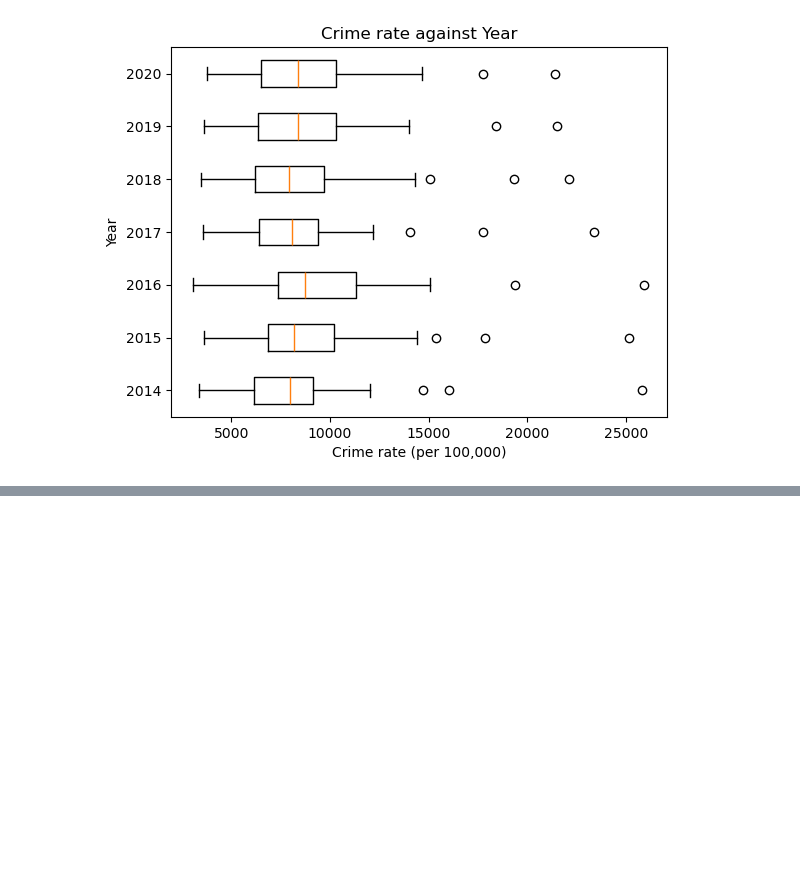
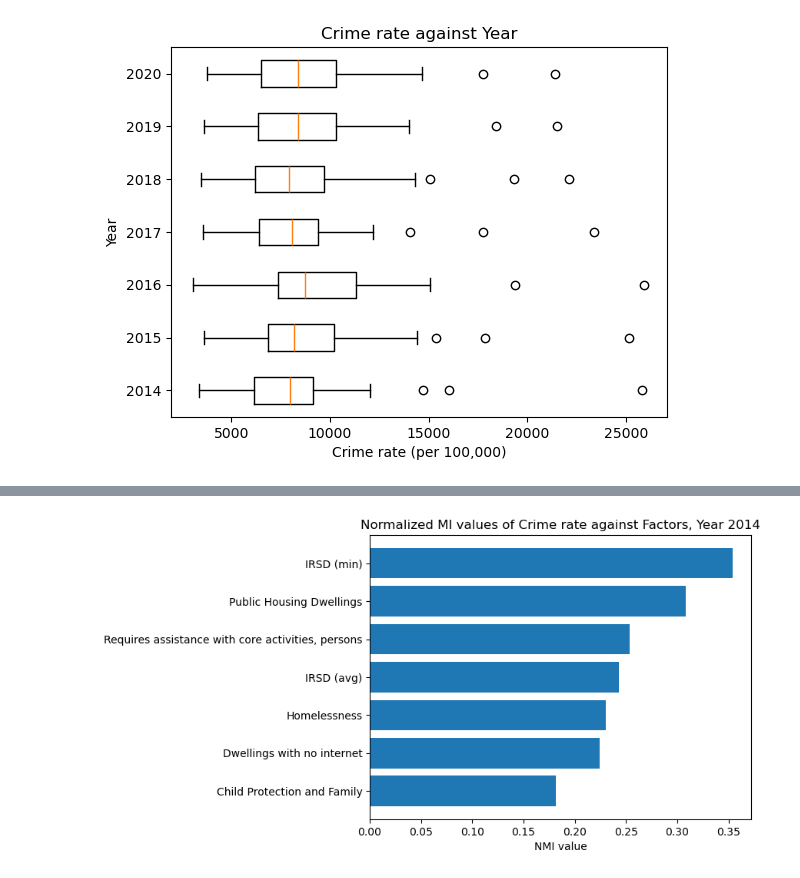
Before and after one commit to khangluong2004/COMP20008_Assignment2, a Jupyter notebook: terry/eda.ipynb, the cells around one changed output, grey strips where cells are left out. Cells and saved outputs as stored; diff of their text form; code cells hidden in the pictures; blank space fills up the shorter version.

```diff
--- a/terry/eda.ipynb
+++ b/terry/eda.ipynb
@@ -493,0 +520,31 @@ def MI_analysis():
+# %%
+from sklearn.preprocessing import KBinsDiscretizer
+from sklearn.metrics import normalized_mutual_info_score
+import warnings
+
+def MI_analysis():
+    wd = df.copy()
+    wd = wd[wd['Year'] == 2014]
+    wd = wd.drop(columns=['LGA'])
+
+    warnings.filterwarnings("ignore")
+    clusters = KBinsDiscretizer(3, encode='ordinal', strategy='quantile')
+    wd[wd.columns] = clusters.fit_transform(wd[wd.columns])
+
+    out = {}
+    for col in wd.columns:
+        if col == 'crime':
+            continue
+
+        mi = normalized_mutual_info_score(wd['crime'], wd[col])
+        out[col] = mi
+
+    out = {k:v for k, v in sorted(out.items(), key=lambda v: v[1]) if v > 0.15}
+    plt.title('Normalized MI values of Crime rate against Factors, Year 2014')
+    plt.xlabel('NMI value')
+    plt.barh(*zip(*out.items()))
+
+
+MI_analysis()
+# %% [output]
+[figure, added]
```
Also changed, not shown: parts of 7 cells of this notebook, 1 other file.
